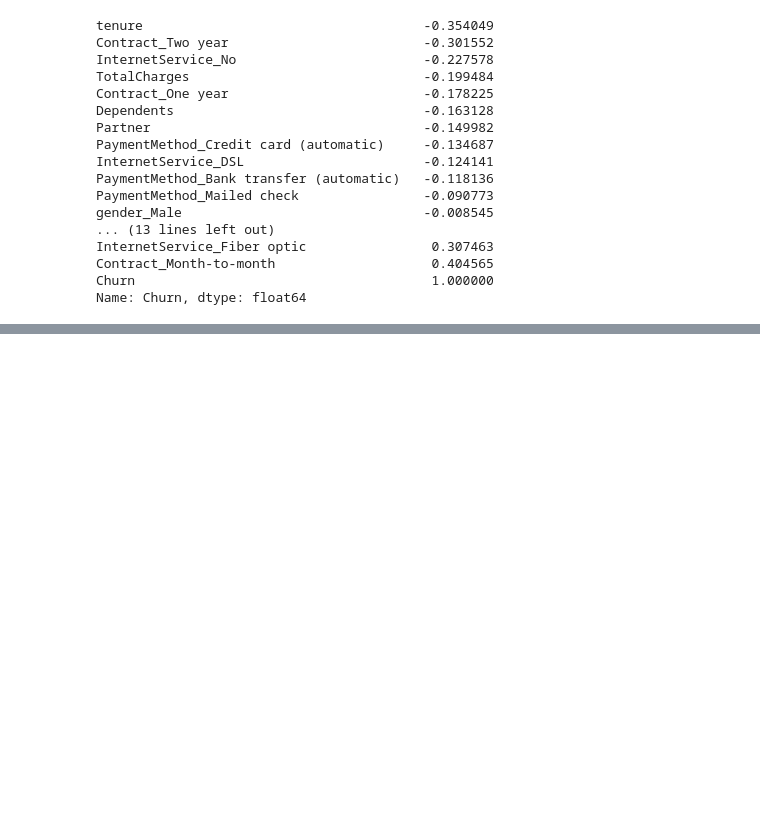
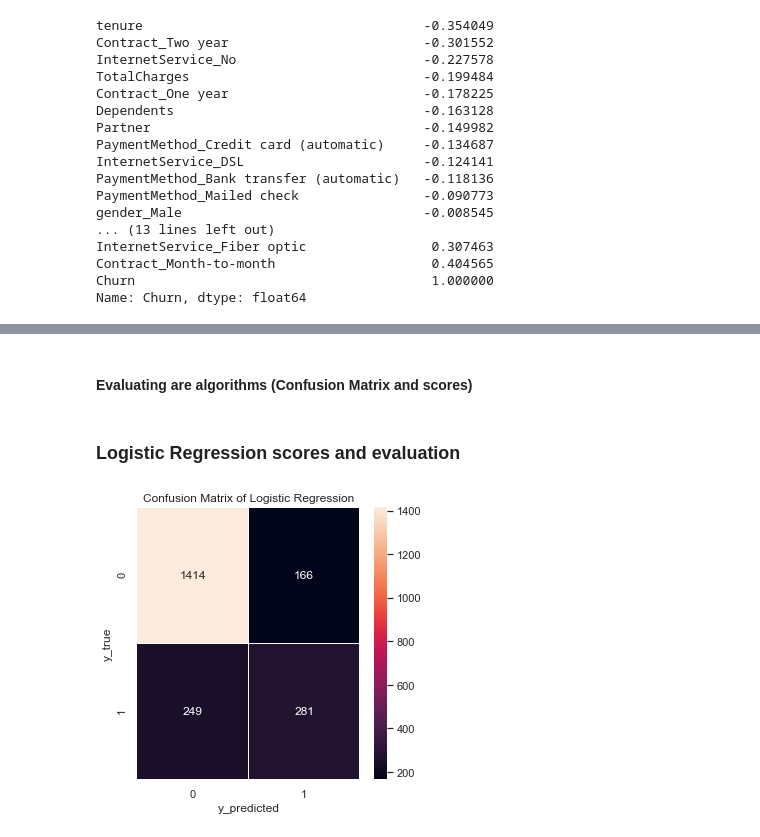
Before and after one commit to ShauliTaragin/ML-Sem1-Assignment, a Jupyter notebook: Classification task.ipynb, the cells around one changed output, grey strips where cells are left out. Cells and saved outputs as stored; diff of their text form; code cells hidden in the pictures; blank space fills up the shorter version.

```diff
--- a/Classification task.ipynb
+++ b/Classification task.ipynb
@@ -259,0 +349,20 @@ Name: Churn, dtype: float64
+# %% [markdown]
+#### Evaluating are algorithms (Confusion Matrix and scores)
+# %% [markdown]
+### Logistic Regression scores and evaluation
+# %%
+from sklearn.metrics import recall_score, confusion_matrix, precision_score, f1_score, accuracy_score, classification_report
+
+#for Logistic Regression
+cm_lr = confusion_matrix(y_test,model.predict(X_test))
+
+# %% confusion matrix visualization
+import seaborn as sns
+f, ax = plt.subplots(figsize = (5,5))
+sns.heatmap(cm_lr, annot = True, linewidths = 0.5, color = "red", fmt = ".0f", ax=ax)
+plt.xlabel("y_predicted")
+plt.ylabel("y_true")
+plt.title("Confusion Matrix of Logistic Regression")
+plt.show()
+# %% [output]
+[figure, added]
```
Also changed, not shown: parts of 24 cells of this notebook.
